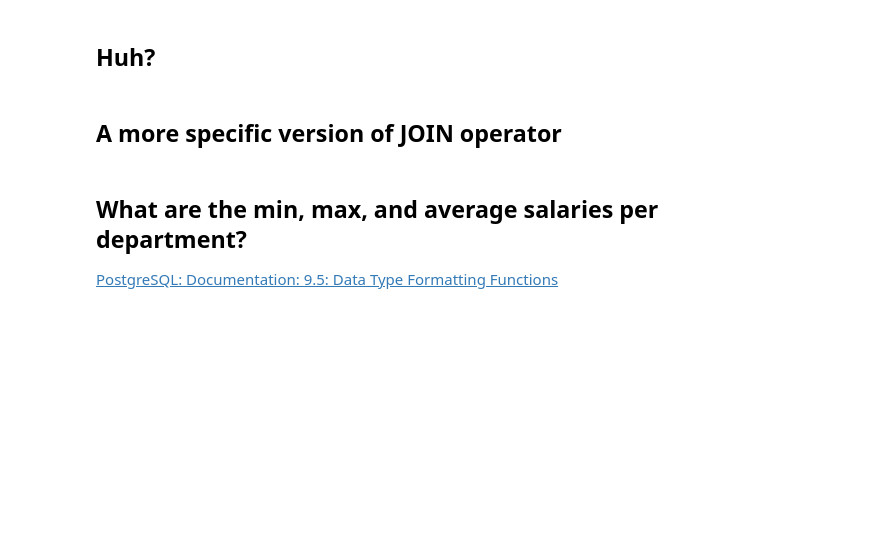
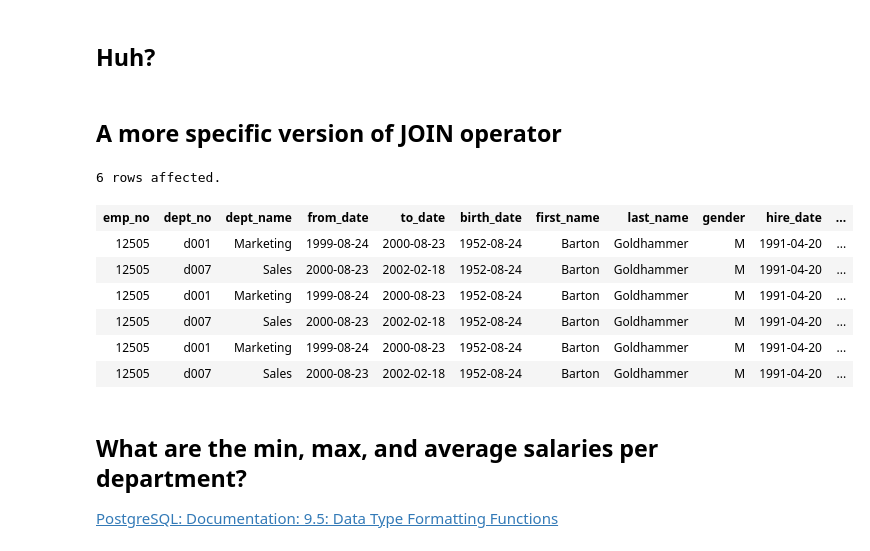
Before and after one commit to LutherCS/dmq-class-pub, a Jupyter notebook: Many2Many.ipynb, the cells around one changed output. Drawn from its saved outputs; the diff is of its cells as text; code cells hidden in the pictures; blank space fills up the shorter version.

```diff
--- a/Many2Many.ipynb
+++ b/Many2Many.ipynb
@@ -107,3 +241,19 @@ Let's start with all the records
+# %%
+%%sql
+
+select *
+from departments natural join dept_emp natural join employees join salaries on employees.emp_no = salaries.emp_no
+where employees.first_name = 'Barton' and employees.last_name = 'Goldhammer'
+order by salaries.from_date;
+# %% [output]
+6 rows affected.
+| emp_no | dept_no | dept_name | from_date | to_date | birth_date | first_name | last_name | gender | hire_date | ... |
+| 12505 | d001 | Marketing | 1999-08-24 | 2000-08-23 | 1952-08-24 | Barton | Goldhammer | M | 1991-04-20 | ... |
+| 12505 | d007 | Sales | 2000-08-23 | 2002-02-18 | 1952-08-24 | Barton | Goldhammer | M | 1991-04-20 | ... |
+| 12505 | d001 | Marketing | 1999-08-24 | 2000-08-23 | 1952-08-24 | Barton | Goldhammer | M | 1991-04-20 | ... |
+| 12505 | d007 | Sales | 2000-08-23 | 2002-02-18 | 1952-08-24 | Barton | Goldhammer | M | 1991-04-20 | ... |
+| 12505 | d001 | Marketing | 1999-08-24 | 2000-08-23 | 1952-08-24 | Barton | Goldhammer | M | 1991-04-20 | ... |
+| 12505 | d007 | Sales | 2000-08-23 | 2002-02-18 | 1952-08-24 | Barton | Goldhammer | M | 1991-04-20 | ... |
 # %% [markdown]
 ## What are the min, max, and average salaries per department?
 
```
Also changed, not shown: parts of 23 cells of this notebook, 4 other files.
